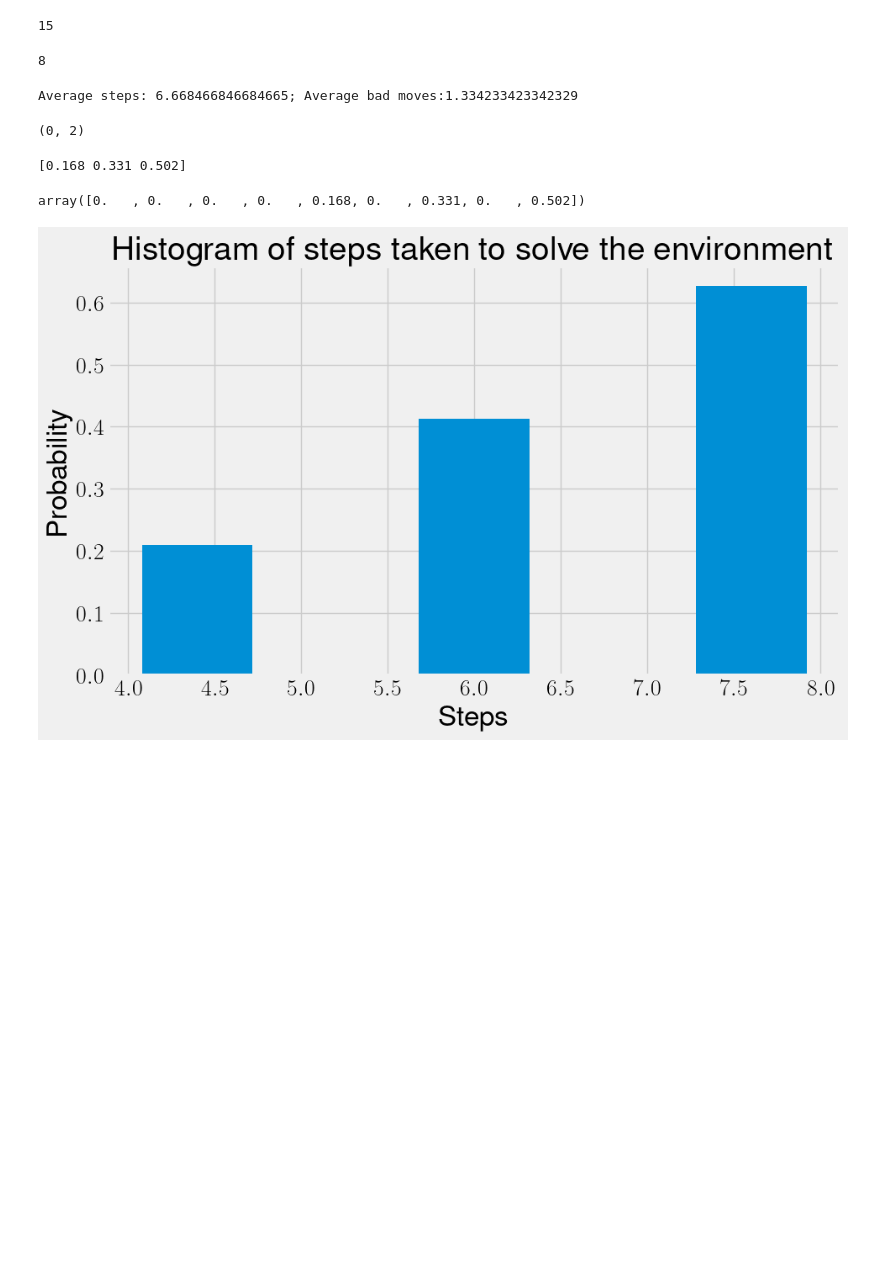
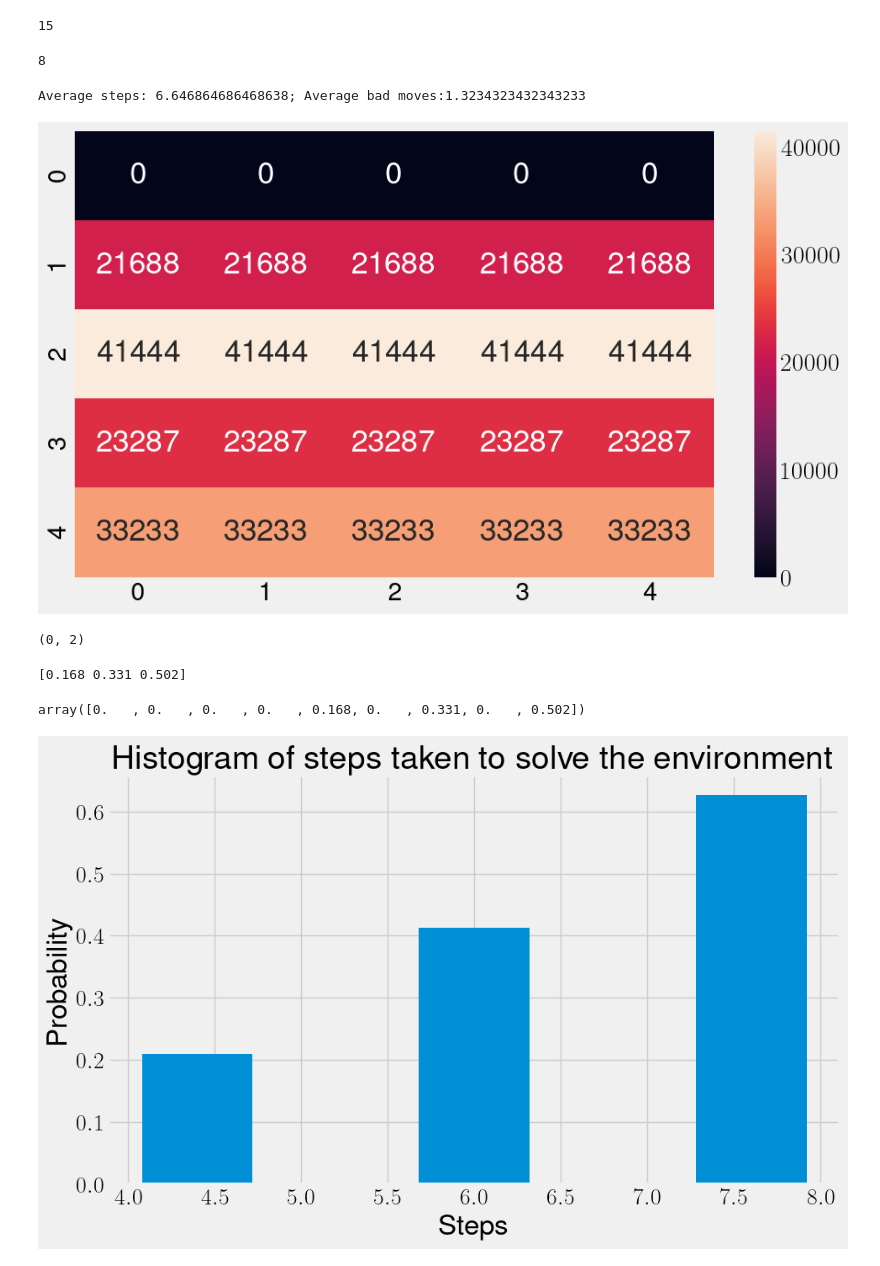
Before and after one commit to Symplectomorphism/miscellaneous, a Jupyter notebook: dolambac/simulation/sibling_q_learning.ipynb, the cells around one changed output. Drawn from its saved outputs; the diff is of its cells as text; code cells hidden in the pictures; blank space fills up the shorter version.

```diff
--- a/dolambac/simulation/sibling_q_learning.ipynb
+++ b/dolambac/simulation/sibling_q_learning.ipynb
@@ -158,6 +159,7 @@ for e in tqdm(range(1, 10_000)):
     agent.reset()
     done = False
     while not done:
+        state_count[obs] += 1
         # time.sleep(0.5)
         # action = agent.greedy_action(obs)
         action = agent.custom_action(obs)
@@ -182,7 +184,14 @@ print(f"Average steps: {avg_steps}; Average bad moves:{avg_bad_moves}",)
 # time.sleep(2)
 env.close()
 # %% [output]
-Average steps: 6.668466846684665; Average bad moves:1.334233423342329
+Average steps: 6.646864686468638; Average bad moves:1.3234323432343233
+# %%
+fig = plt.figure(figsize=(10, 6))
+ax = fig.add_subplot(111)
+sns.heatmap(state_count, annot=True, fmt='d', ax=ax)
+fig.savefig("../TeX/robot_on_chessboard/english_v2/figures/visit_count.eps", format="eps", dpi=1000, bbox_inches='tight', pad_inches=0.1)
+# %% [output]
+[figure, added]
 # %%
 all_bad_moves.min(), all_bad_moves.max()
 # %% [output]
```
Also changed, not shown: parts of 1 cell of this notebook.
